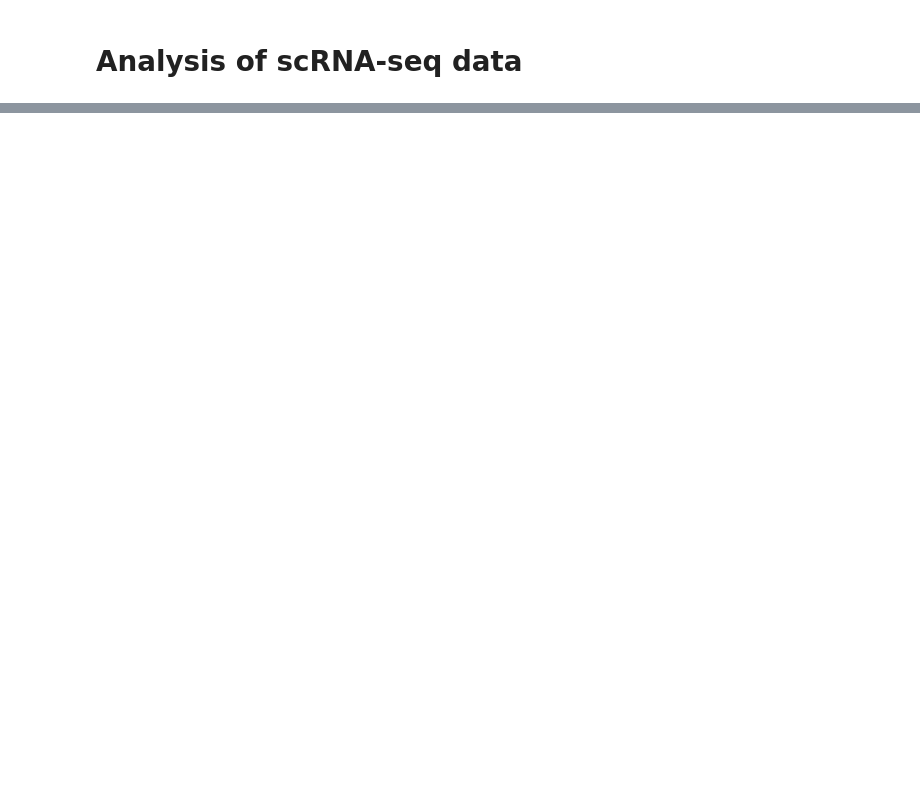
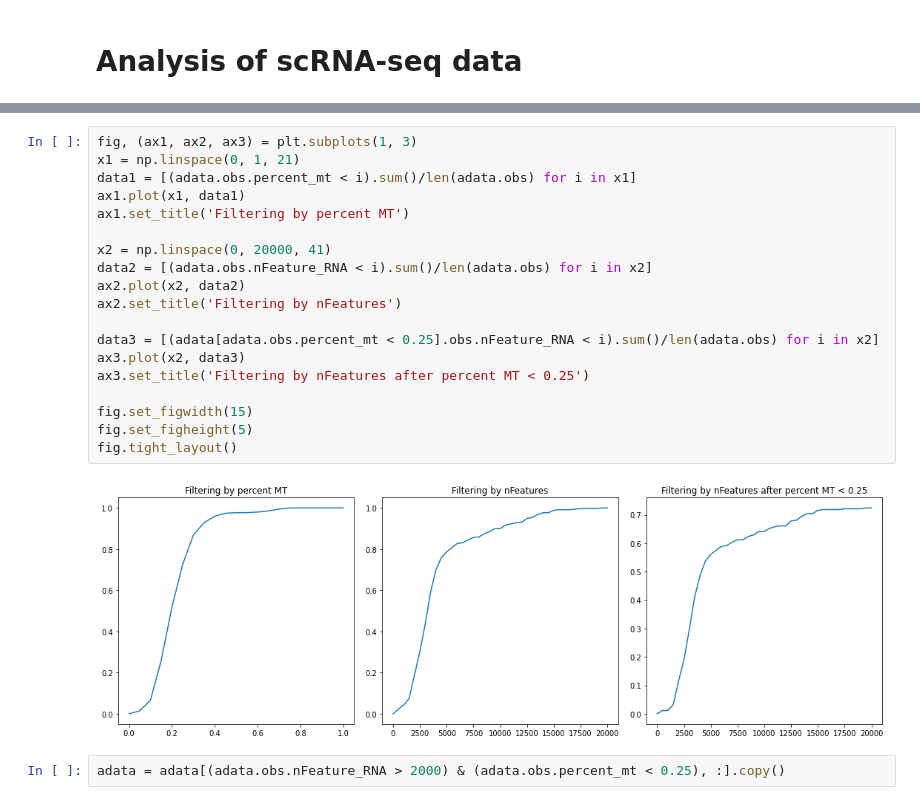
Before and after one commit to menchelab/novarinocollab, a Jupyter notebook: notebooks/scRNAseq_analysis.ipynb, the cells around one changed output, grey strips where cells are left out. Saved outputs shown, nothing was run; the diff lists cells and outputs as text; blank space fills up the shorter version.

```diff
--- a/notebooks/scRNAseq_analysis.ipynb
+++ b/notebooks/scRNAseq_analysis.ipynb
@@ -34,0 +44,23 @@ adata.obs
+# %%
+fig, (ax1, ax2, ax3) = plt.subplots(1, 3)
+x1 = np.linspace(0, 1, 21)
+data1 = [(adata.obs.percent_mt < i).sum()/len(adata.obs) for i in x1]
+ax1.plot(x1, data1)
+ax1.set_title('Filtering by percent MT')
+
+x2 = np.linspace(0, 20000, 41)
+data2 = [(adata.obs.nFeature_RNA < i).sum()/len(adata.obs) for i in x2]
+ax2.plot(x2, data2)
+ax2.set_title('Filtering by nFeatures')
+
+data3 = [(adata[adata.obs.percent_mt < 0.25].obs.nFeature_RNA < i).sum()/len(adata.obs) for i in x2]
+ax3.plot(x2, data3)
+ax3.set_title('Filtering by nFeatures after percent MT < 0.25')
+
+fig.set_figwidth(15)
+fig.set_figheight(5)
+fig.tight_layout()
+# %% [output]
+[figure, added]
+# %%
+adata = adata[(adata.obs.nFeature_RNA > 2000) & (adata.obs.percent_mt < 0.25), :].copy()
```
Also changed, not shown: parts of 9 cells of this notebook.
